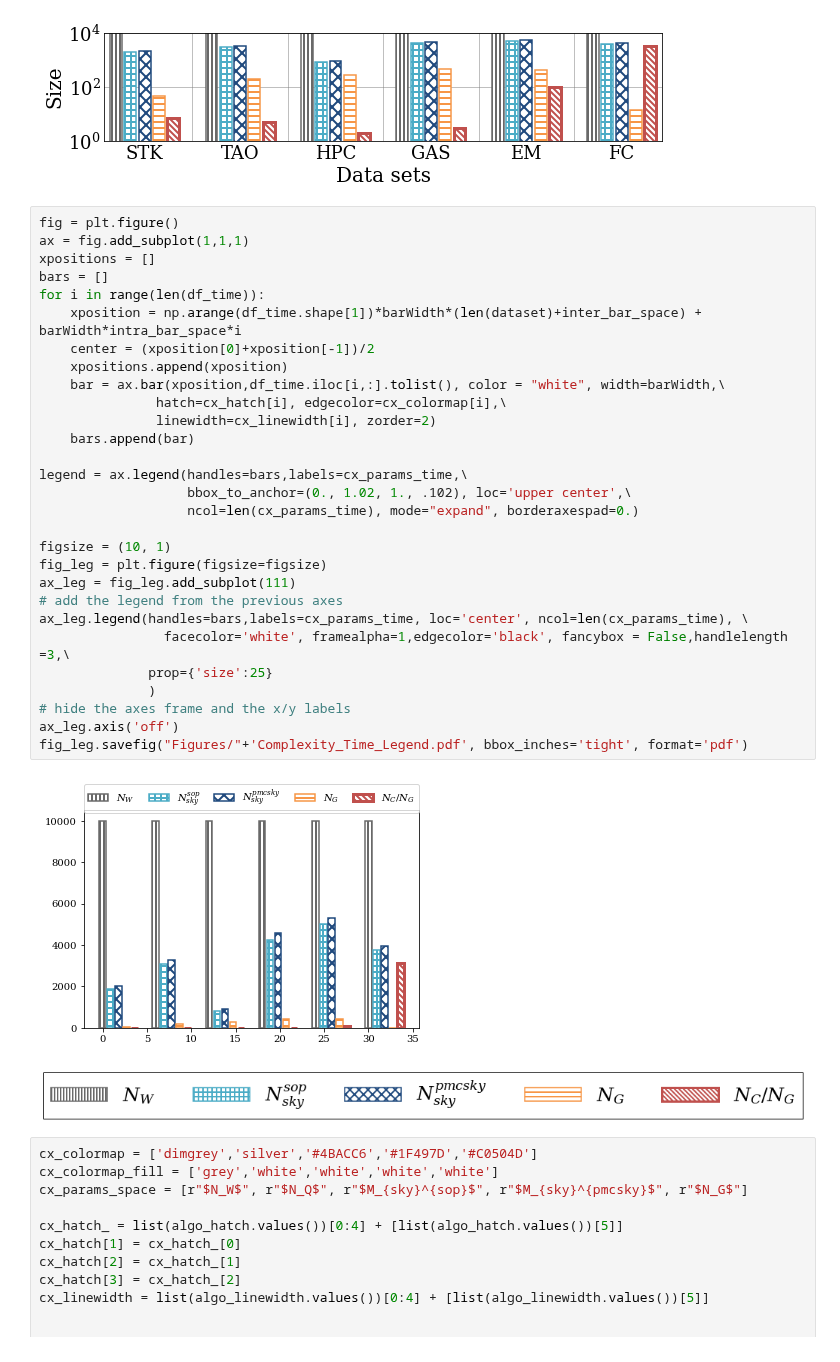
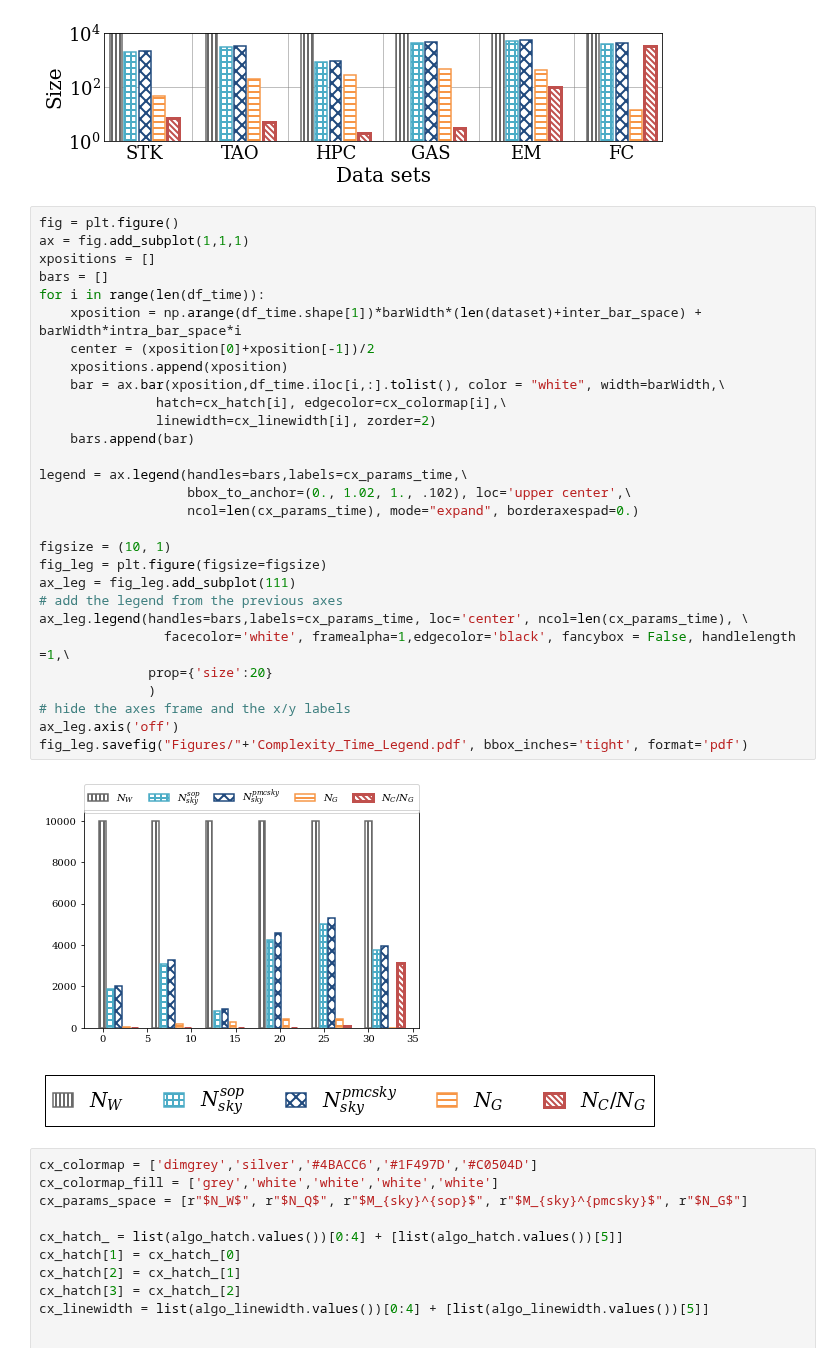
Before and after one commit to YoojuShin/SIGMOD2021LogScript, a Jupyter notebook: figure_script.ipynb, the cells around one changed output. Cells and saved outputs as stored; diff of their text form.

Commit message:
overall, complexity analysis, chgdQratio figures complete/PeakMemory figure error fixed

```diff
--- a/figure_script.ipynb
+++ b/figure_script.ipynb
@@ -757,35 +757,35 @@ plt.savefig("Figures/"+'Complexity_Time.pdf', bbox_inches='tight', format='pdf')
 # %%
 fig = plt.figure()
 ax = fig.add_subplot(1,1,1)
 xpositions = []
 bars = []
 for i in range(len(df_time)):
     xposition = np.arange(df_time.shape[1])*barWidth*(len(dataset)+inter_bar_space) + barWidth*intra_bar_space*i
     center = (xposition[0]+xposition[-1])/2
     xpositions.append(xposition)
     bar = ax.bar(xposition,df_time.iloc[i,:].tolist(), color = "white", width=barWidth,\
                hatch=cx_hatch[i], edgecolor=cx_colormap[i],\
                linewidth=cx_linewidth[i], zorder=2)
     bars.append(bar)
 
 legend = ax.legend(handles=bars,labels=cx_params_time,\
                    bbox_to_anchor=(0., 1.02, 1., .102), loc='upper center',\
                    ncol=len(cx_params_time), mode="expand", borderaxespad=0.)
 
 figsize = (10, 1)
 fig_leg = plt.figure(figsize=figsize)
 ax_leg = fig_leg.add_subplot(111)
 # add the legend from the previous axes
 ax_leg.legend(handles=bars,labels=cx_params_time, loc='center', ncol=len(cx_params_time), \
-                facecolor='white', framealpha=1,edgecolor='black', fancybox = False,handlelength =3,\
-              prop={'size':25}
+                facecolor='white', framealpha=1,edgecolor='black', fancybox = False, handlelength =1,\
+              prop={'size':20}
               )
 # hide the axes frame and the x/y labels
 ax_leg.axis('off')
 fig_leg.savefig("Figures/"+'Complexity_Time_Legend.pdf', bbox_inches='tight', format='pdf')
 # %% [output]
 [figure]
-[figure, old version]
+[figure, new version]
 # %%
 cx_colormap = ['dimgrey','silver','#4BACC6','#1F497D','#C0504D']
 cx_colormap_fill = ['grey','white','white','white','white']
```
Also changed, not shown: parts of 3 cells of this notebook, 29 other files.
